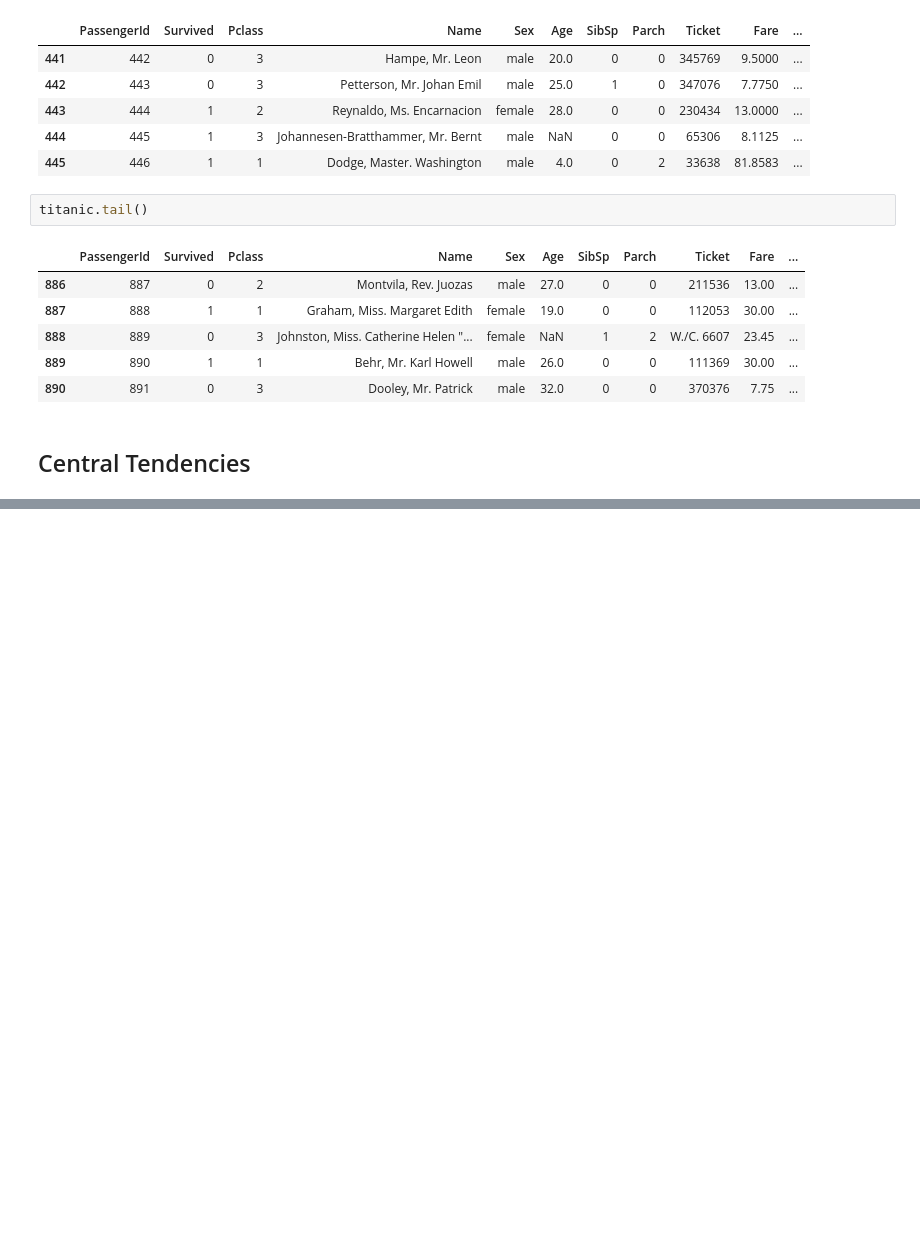
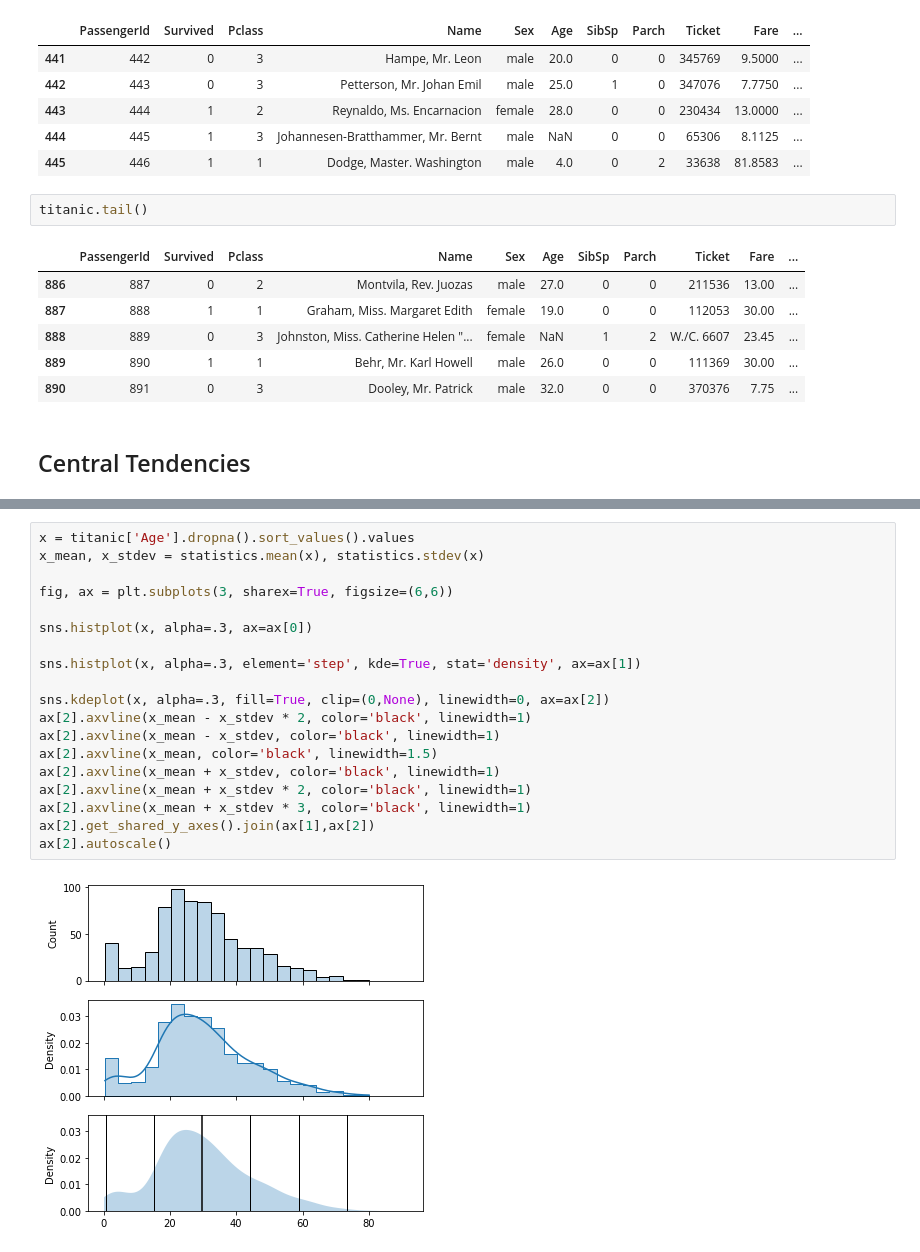
Before and after one commit to jmarshvaile/kaggle-titanic, a Jupyter notebook: 01_exploratory_analysis.ipynb, the cells around one changed output, grey strips where cells are left out. Saved outputs shown, nothing was run; the diff lists cells and outputs as text; blank space fills up the shorter version.

```diff
--- a/01_exploratory_analysis.ipynb
+++ b/01_exploratory_analysis.ipynb
@@ -101,0 +123,21 @@ plt.tight_layout()
+# %%
+x = titanic['Age'].dropna().sort_values().values
+x_mean, x_stdev = statistics.mean(x), statistics.stdev(x)
+
+fig, ax = plt.subplots(3, sharex=True, figsize=(6,6))
+
+sns.histplot(x, alpha=.3, ax=ax[0])
+
+sns.histplot(x, alpha=.3, element='step', kde=True, stat='density', ax=ax[1])
+
+sns.kdeplot(x, alpha=.3, fill=True, clip=(0,None), linewidth=0, ax=ax[2])
+ax[2].axvline(x_mean - x_stdev * 2, color='black', linewidth=1)
+ax[2].axvline(x_mean - x_stdev, color='black', linewidth=1)
+ax[2].axvline(x_mean, color='black', linewidth=1.5)
+ax[2].axvline(x_mean + x_stdev, color='black', linewidth=1)
+ax[2].axvline(x_mean + x_stdev * 2, color='black', linewidth=1)
+ax[2].axvline(x_mean + x_stdev * 3, color='black', linewidth=1)
+ax[2].get_shared_y_axes().join(ax[1],ax[2])
+ax[2].autoscale()
+# %% [output]
+[figure, added]
```
Also changed, not shown: parts of 3 cells of this notebook.
